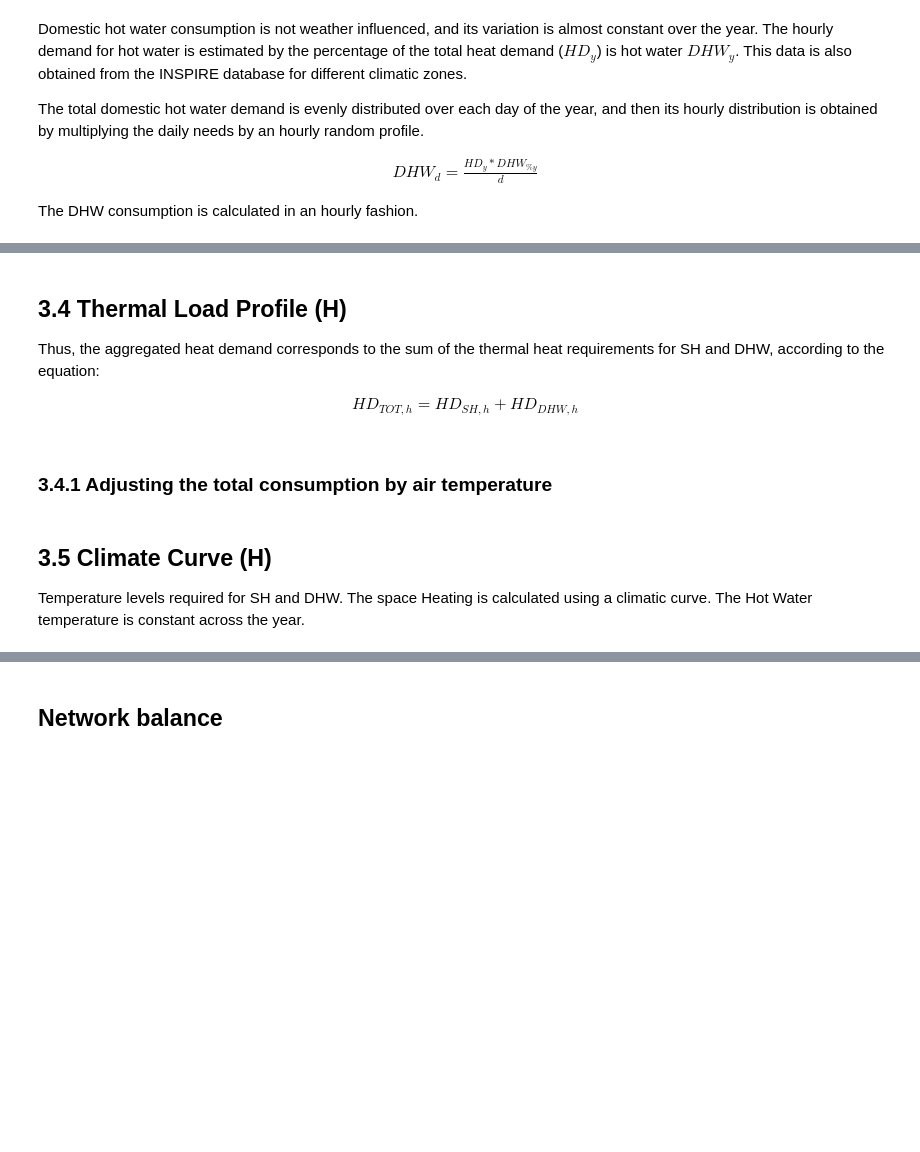
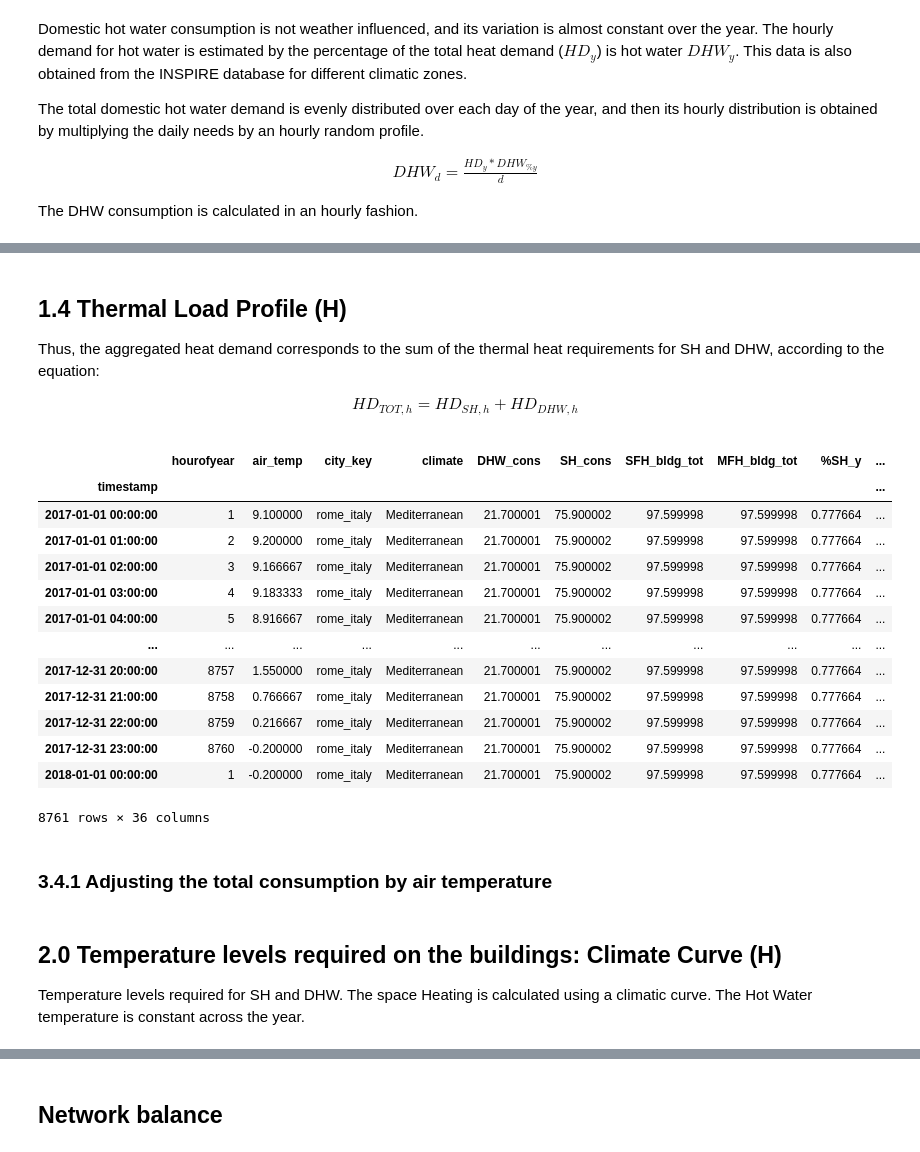
Before and after one commit to fernandobperezm/data-and-results-visualization, a Jupyter notebook: Data Processing.ipynb, the cells around one changed output, grey strips where cells are left out. Cells and saved outputs as stored; diff of their text form; code cells hidden in the pictures; blank space fills up the shorter version.

```diff
--- a/Data Processing.ipynb
+++ b/Data Processing.ipynb
@@ -278,5 +424,5 @@ dataset["SC_consumption"].plot(figsize=(12,6))
 # %% [markdown]
-## 3.4 Thermal Load Profile (H)
+## 1.4 Thermal Load Profile (H)
 
 Thus, the aggregated heat demand corresponds to the sum of the thermal heat requirements for SH and DHW, according to the equation:
 
@@ -284,8 +430,23 @@ Thus, the aggregated heat demand corresponds to the sum of the thermal heat requ
 HD_{TOT, h} = HD_{SH, h} + HD_{DHW, h}
 \end{align*}
 # %%
-dataset["Total_consumption"] = dataset["DHW_consumption"] + dataset["SH_consumption"]
+dataset["Thermal_consumption"] = dataset["DHW_dist"] + dataset["SH_dist"]
 dataset
+# %% [output]
+|  | hourofyear | air_temp | city_key | climate | DHW_cons | SH_cons | SFH_bldg_tot | MFH_bldg_tot | %SH_y | ... |
+| timestamp |  |  |  |  |  |  |  |  |  | ... |
+| 2017-01-01 00:00:00 | 1 | 9.100000 | rome_italy | Mediterranean | 21.700001 | 75.900002 | 97.599998 | 97.599998 | 0.777664 | ... |
+| 2017-01-01 01:00:00 | 2 | 9.200000 | rome_italy | Mediterranean | 21.700001 | 75.900002 | 97.599998 | 97.599998 | 0.777664 | ... |
+| 2017-01-01 02:00:00 | 3 | 9.166667 | rome_italy | Mediterranean | 21.700001 | 75.900002 | 97.599998 | 97.599998 | 0.777664 | ... |
+| 2017-01-01 03:00:00 | 4 | 9.183333 | rome_italy | Mediterranean | 21.700001 | 75.900002 | 97.599998 | 97.599998 | 0.777664 | ... |
+| 2017-01-01 04:00:00 | 5 | 8.916667 | rome_italy | Mediterranean | 21.700001 | 75.900002 | 97.599998 | 97.599998 | 0.777664 | ... |
+| ... | ... | ... | ... | ... | ... | ... | ... | ... | ... | ... |
+| 2017-12-31 20:00:00 | 8757 | 1.550000 | rome_italy | Mediterranean | 21.700001 | 75.900002 | 97.599998 | 97.599998 | 0.777664 | ... |
+| 2017-12-31 21:00:00 | 8758 | 0.766667 | rome_italy | Mediterranean | 21.700001 | 75.900002 | 97.599998 | 97.599998 | 0.777664 | ... |
+| 2017-12-31 22:00:00 | 8759 | 0.216667 | rome_italy | Mediterranean | 21.700001 | 75.900002 | 97.599998 | 97.599998 | 0.777664 | ... |
+| 2017-12-31 23:00:00 | 8760 | -0.200000 | rome_italy | Mediterranean | 21.700001 | 75.900002 | 97.599998 | 97.599998 | 0.777664 | ... |
+| 2018-01-01 00:00:00 | 1 | -0.200000 | rome_italy | Mediterranean | 21.700001 | 75.900002 | 97.599998 | 97.599998 | 0.777664 | ... |
+8761 rows × 36 columns
 # %% [markdown]
 ### 3.4.1 Adjusting the total consumption by air temperature
 # %%
@@ -300,7 +461,7 @@ else:
 
 dataset
 # %% [markdown]
-## 3.5 Climate Curve (H)
+## 2.0 Temperature levels required on the buildings: Climate Curve (H)
 
 Temperature levels required for SH and DHW. The space Heating is calculated using a climatic curve. The Hot Water temperature is constant across the year.
 # %%
```
Also changed, not shown: parts of 46 cells of this notebook, 3 other files.
